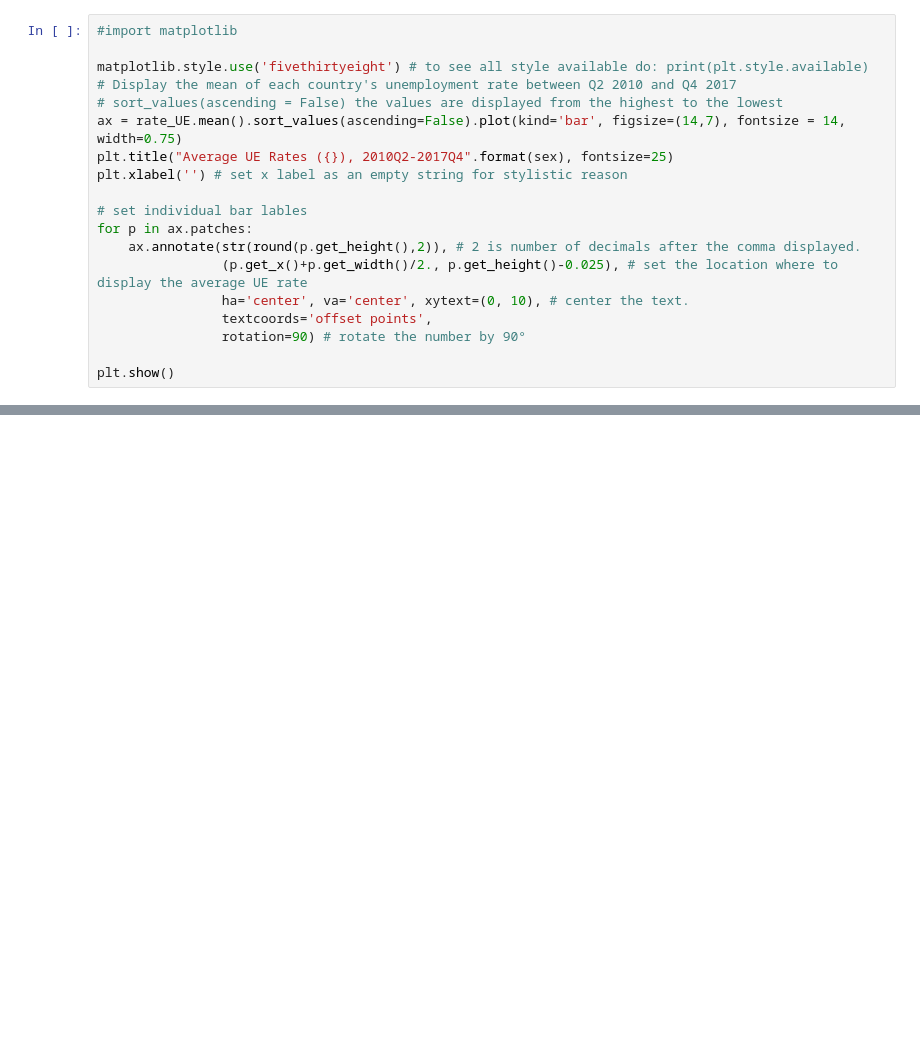
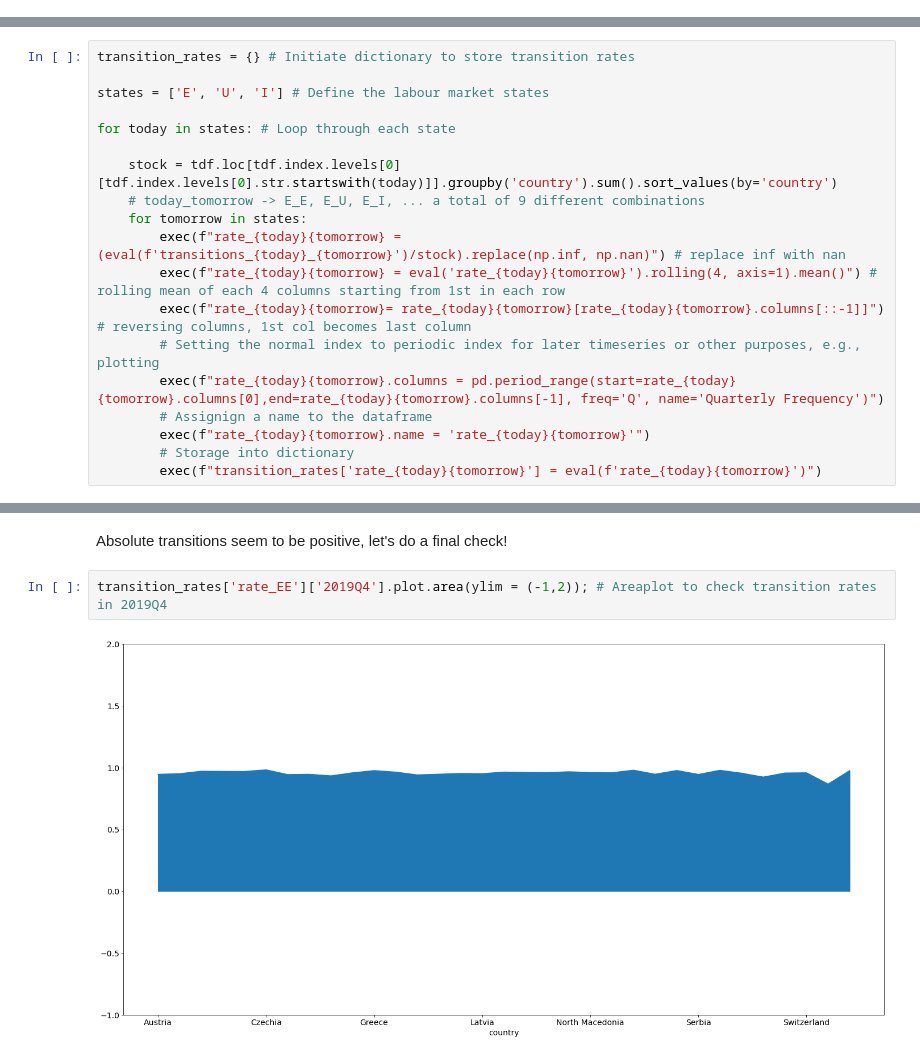
Before and after one commit to drarnau/Programming-Tutorials, a Jupyter notebook: 07_Data_Handling_EU_Labour_Market.ipynb, the cells around one changed output, grey strips where cells are left out. Cells and saved outputs as stored; diff of their text form; blank space fills up the shorter version.

Commit message:
Updates include but are not limited to: New structure, implementation of API, visualizations and OLS regressions

```diff
--- a/07_Data_Handling_EU_Labour_Market.ipynb
+++ b/07_Data_Handling_EU_Labour_Market.ipynb
@@ -489,19 +0,0 @@ If we want to make our plot look a little fancier we can again use the broad fun
-# %%
-#import matplotlib
-
-matplotlib.style.use('fivethirtyeight') # to see all style available do: print(plt.style.available)
-# Display the mean of each country's unemployment rate between Q2 2010 and Q4 2017
-# sort_values(ascending = False) the values are displayed from the highest to the lowest
-ax = rate_UE.mean().sort_values(ascending=False).plot(kind='bar', figsize=(14,7), fontsize = 14, width=0.75)
-plt.title("Average UE Rates ({}), 2010Q2-2017Q4".format(sex), fontsize=25)
-plt.xlabel('') # set x label as an empty string for stylistic reason
-
-# set individual bar lables
-for p in ax.patches:
-    ax.annotate(str(round(p.get_height(),2)), # 2 is number of decimals after the comma displayed.
-                (p.get_x()+p.get_width()/2., p.get_height()-0.025), # set the location where to display the average UE rate
-                ha='center', va='center', xytext=(0, 10), # center the text.
-                textcoords='offset points',
-                rotation=90) # rotate the number by 90°
-
-plt.show()
@@ -877,0 +600,19 @@ This explains the composition of the difference between the model and the data.
+# %%
+transition_rates = {} # Initiate dictionary to store transition rates
+
+states = ['E', 'U', 'I'] # Define the labour market states
+
+for today in states: # Loop through each state
+
+    stock = tdf.loc[tdf.index.levels[0][tdf.index.levels[0].str.startswith(today)]].groupby('country').sum().sort_values(by='country')
+    # today_tomorrow -> E_E, E_U, E_I, ... a total of 9 different combinations
+    for tomorrow in states:
+        exec(f"rate_{today}{tomorrow} = (eval(f'transitions_{today}_{tomorrow}')/stock).replace(np.inf, np.nan)") # replace inf with nan
+        exec(f"rate_{today}{tomorrow} = eval('rate_{today}{tomorrow}').rolling(4, axis=1).mean()") # rolling mean of each 4 columns starting from 1st in each row
+        exec(f"rate_{today}{tomorrow}= rate_{today}{tomorrow}[rate_{today}{tomorrow}.columns[::-1]]") # reversing columns, 1st col becomes last column
+        # Setting the normal index to periodic index for later timeseries or other purposes, e.g., plotting
+        exec(f"rate_{today}{tomorrow}.columns = pd.period_range(start=rate_{today}{tomorrow}.columns[0],end=rate_{today}{tomorrow}.columns[-1], freq='Q', name='Quarterly Frequency')")
+        # Assignign a name to the dataframe
+        exec(f"rate_{today}{tomorrow}.name = 'rate_{today}{tomorrow}'")
+        # Storage into dictionary
+        exec(f"transition_rates['rate_{today}{tomorrow}'] = eval(f'rate_{today}{tomorrow}')")
@@ -877,0 +807,6 @@ This explains the composition of the difference between the model and the data.
+# %% [markdown]
+Absolute transitions seem to be positive, let's do a final check!
+# %%
+transition_rates['rate_EE']['2019Q4'].plot.area(ylim = (-1,2)); # Areaplot to check transition rates in 2019Q4
+# %% [output]
+[figure, added]
```
Also changed, not shown: parts of 249 cells of this notebook.
